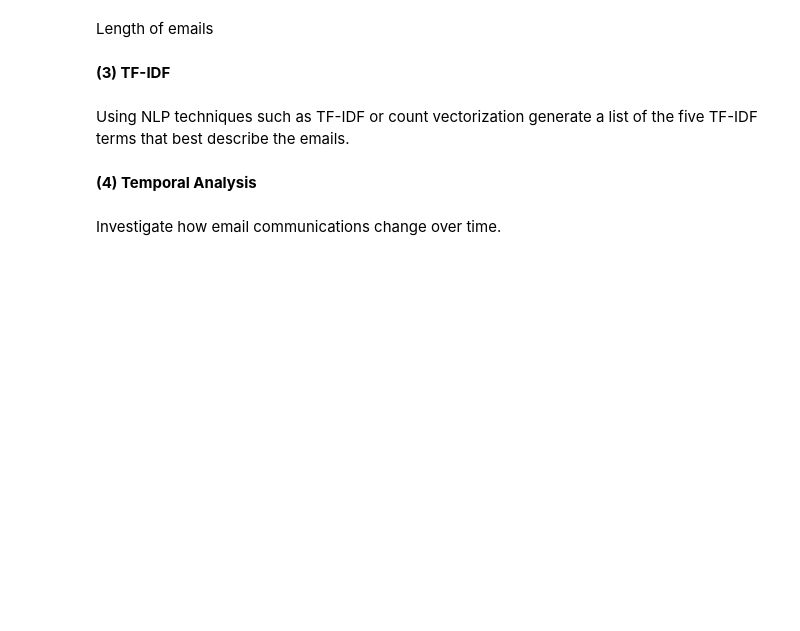
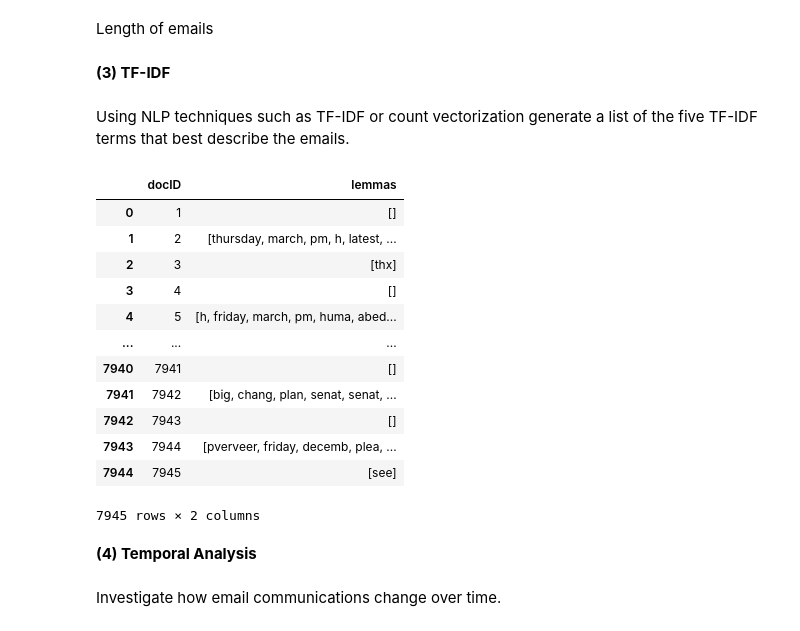
Before and after one commit to PillowPanda/DATA340_HW0, a Jupyter notebook: PS2_notebook.ipynb, the cells around one changed output. Cells and saved outputs as stored; diff of their text form; code cells hidden in the pictures; blank space fills up the shorter version.

```diff
--- a/PS2_notebook.ipynb
+++ b/PS2_notebook.ipynb
@@ -191,6 +232,40 @@ Length of emails
 **(3) TF-IDF**
 # %% [markdown]
 Using NLP techniques such as TF-IDF or count vectorization generate a list of the five TF-IDF terms that best describe the emails.
+# %%
+# Assuming 'corpus' is your list of emails and 'tokenize_lemmatize_text' is your lemmatization function
+
+# Create an empty list to store the lemmatized tokens
+lemmas_list = []
+
+# Iterate over each item in the corpus
+for docID, content in corpus:
+    # Apply tokenize_lemmatize_text to lemmatize the content
+    lemmas = tokenize_lemmatize_text(content)
+
+    # Append the lemmatized tokens to the list as a dictionary
+    lemmas_list.append({'docID': docID, 'lemmas': lemmas})
+
+# Create a DataFrame from the list of dictionaries
+lemmas_df = pd.DataFrame(lemmas_list)
+
+# Continue with the rest of the TF-IDF calculations...
+# %%
+lemmas_df
+# %% [output]
+|  | docID | lemmas |
+| 0 | 1 | [] |
+| 1 | 2 | [thursday, march, pm, h, latest, ... |
+| 2 | 3 | [thx] |
+| 3 | 4 | [] |
+| 4 | 5 | [h, friday, march, pm, huma, abed... |
+| ... | ... | ... |
+| 7940 | 7941 | [] |
+| 7941 | 7942 | [big, chang, plan, senat, senat, ... |
+| 7942 | 7943 | [] |
+| 7943 | 7944 | [pverveer, friday, decemb, plea, ... |
+| 7944 | 7945 | [see] |
+7945 rows × 2 columns
 # %% [markdown]
 **(4) Temporal Analysis**
 # %% [markdown]
```
Also changed, not shown: parts of 10 cells of this notebook.
